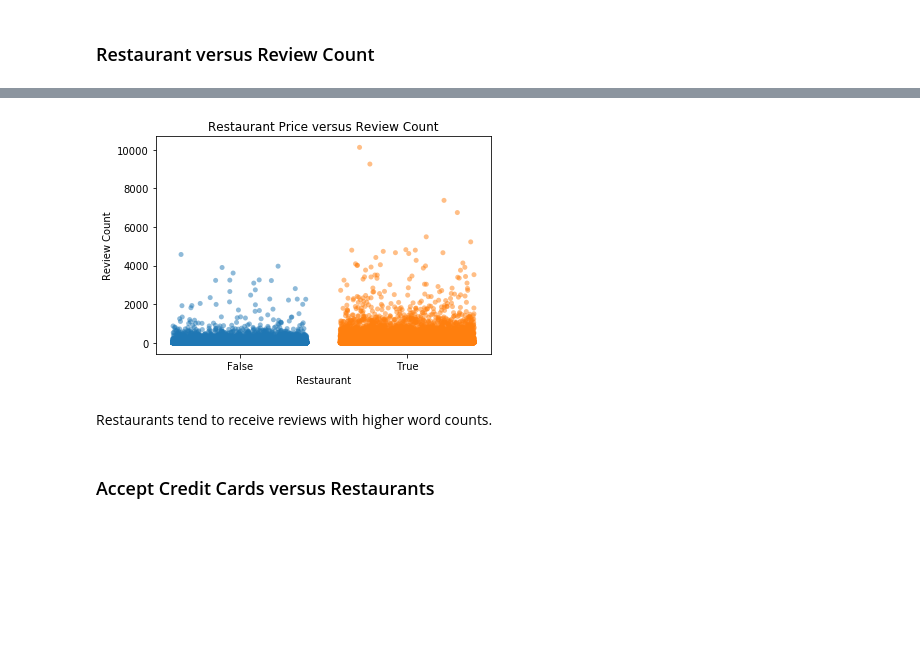
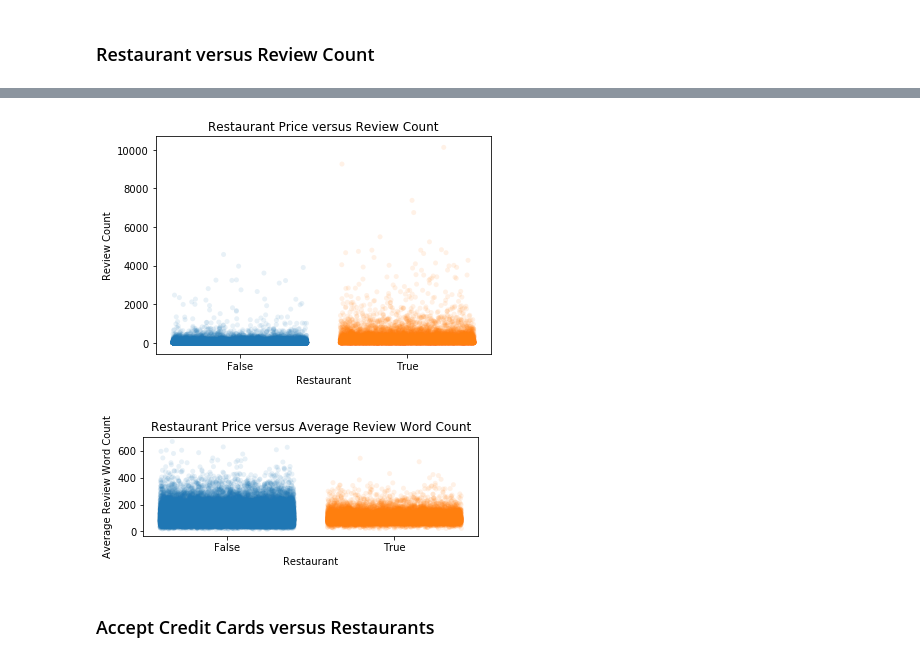
Before and after one commit to rchannewiser/MSDS-machine-learning1-team5, a Jupyter notebook: yelp_ml_team5.ipynb, the cells around one changed output, grey strips where cells are left out. Saved outputs shown, nothing was run; the diff lists cells and outputs as text; code cells hidden in the pictures; blank space fills up the shorter version.

```diff
--- a/yelp_ml_team5.ipynb
+++ b/yelp_ml_team5.ipynb
@@ -936,13 +906,20 @@ When comparing the average stars to the review count, one can make the argument
 # %%
-fig=sb.stripplot(data=df_business_eda, x="Restaurants", y="review_count", jitter=.4, alpha=.5)
+%matplotlib inline
 
+plt.subplot(1, 1, 1)  # 1 line, 2 rows, index nr 1 (first position in the subplot)
+fig=sb.stripplot(data=df_business_eda, x="Restaurants", y="review_count", jitter=.4, alpha=.1)
 plt.xlabel("Restaurant")
 plt.ylabel("Review Count")
 plt.title("Restaurant Price versus Review Count") # You can comment this line out if you don't need title
 plt.show(fig)
+plt.subplot(2,1, 2)  # 1 line, 2 rows, index nr 2 (second position in the subplot)
+fig=sb.stripplot(data=df_business_eda, x="Restaurants", y="review_word_count", jitter=.4, alpha=.1)
+plt.xlabel("Restaurant")
+plt.ylabel("Average Review Word Count")
+plt.title("Restaurant Price versus Average Review Word Count") # You can comment this line out if you don't need title
+plt.show()
 # %% [output]
-[figure, old version]
+[figure, new version]
+[figure, added]
-# %% [markdown]
-Restaurants tend to receive reviews with higher word counts.
 # %% [markdown]
 ### Accept Credit Cards versus Restaurants
```
Also changed, not shown: parts of 32 cells of this notebook.
